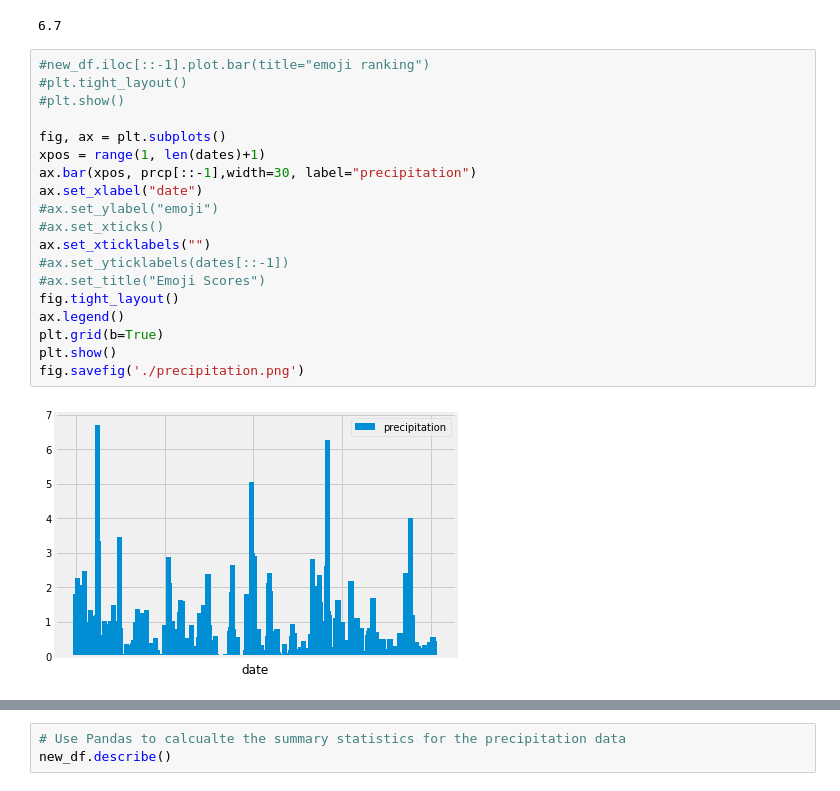
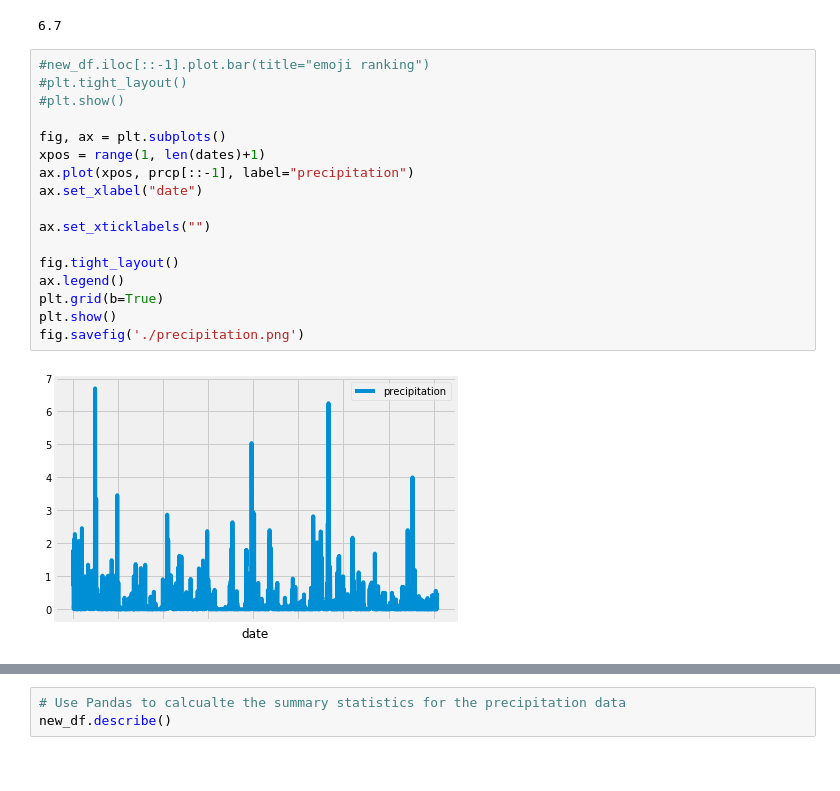
Before and after one commit to GriffinDiemer/advanced-data-homework, a Jupyter notebook: advanced-data-homework/climate_starter.ipynb, the cells around one changed output, grey strips where cells are left out. Cells and saved outputs as stored; diff of their text form.

```diff
--- a/advanced-data-homework/climate_starter.ipynb
+++ b/advanced-data-homework/climate_starter.ipynb
@@ -111,24 +111,22 @@ prcp.max()
 # %%
 #new_df.iloc[::-1].plot.bar(title="emoji ranking")
 #plt.tight_layout()
 #plt.show()
 
 fig, ax = plt.subplots()
 xpos = range(1, len(dates)+1)
-ax.bar(xpos, prcp[::-1],width=30, label="precipitation")
+ax.plot(xpos, prcp[::-1], label="precipitation")
 ax.set_xlabel("date")
-#ax.set_ylabel("emoji")
-#ax.set_xticks()
+
 ax.set_xticklabels("")
-#ax.set_yticklabels(dates[::-1])
-#ax.set_title("Emoji Scores")
+
 fig.tight_layout()
 ax.legend()
 plt.grid(b=True)
 plt.show()
 fig.savefig('./precipitation.png')
 # %% [output]
-[figure, old version]
+[figure, new version]
 # %% [markdown]
 ![precipitation](Images/precipitation.png)
 # %%
```
Also changed, not shown: parts of 2 cells of this notebook, 1 other file.
